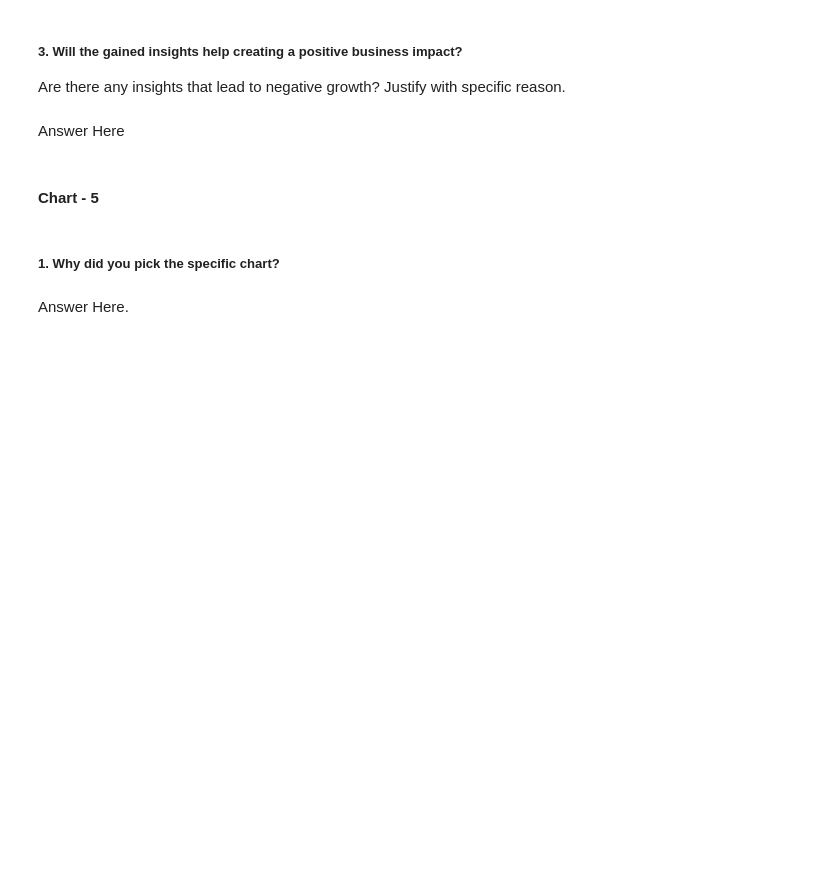
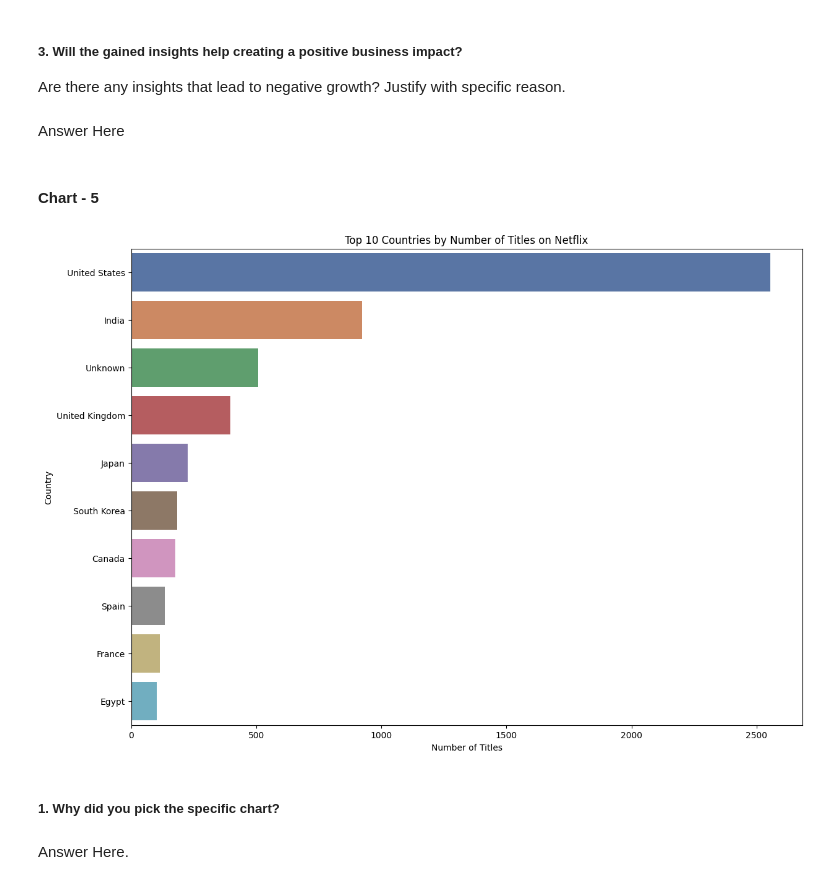
Before and after one commit to Manikanta898/Unsupervised-ML---Netflix-Movies-and-TV-Shows-Clustering, a Jupyter notebook: Netflix_Movies_and_TV_Shows_Clustering.ipynb, the cells around one changed output. Saved outputs shown, nothing was run; the diff lists cells and outputs as text; code cells hidden in the pictures; blank space fills up the shorter version.

```diff
--- a/Netflix_Movies_and_TV_Shows_Clustering.ipynb
+++ b/Netflix_Movies_and_TV_Shows_Clustering.ipynb
@@ -468,12 +583,14 @@ Answer Here
 # %%
 # Chart - 5 visualization code
 plt.figure(figsize=(14,10))
-top_countries = data['country'].value_counts().head(10)
+top_countries = df['country'].value_counts().head(10)
 sns.barplot(y=top_countries.index, x=top_countries.values, palette='deep')
 plt.title('Top 10 Countries by Number of Titles on Netflix')
 plt.xlabel('Number of Titles')
 plt.ylabel('Country')
 plt.show()
+# %% [output]
+[figure, added]
 # %% [markdown]
 ##### 1. Why did you pick the specific chart?
 # %% [markdown]
```
Also changed, not shown: parts of 26 cells of this notebook.
